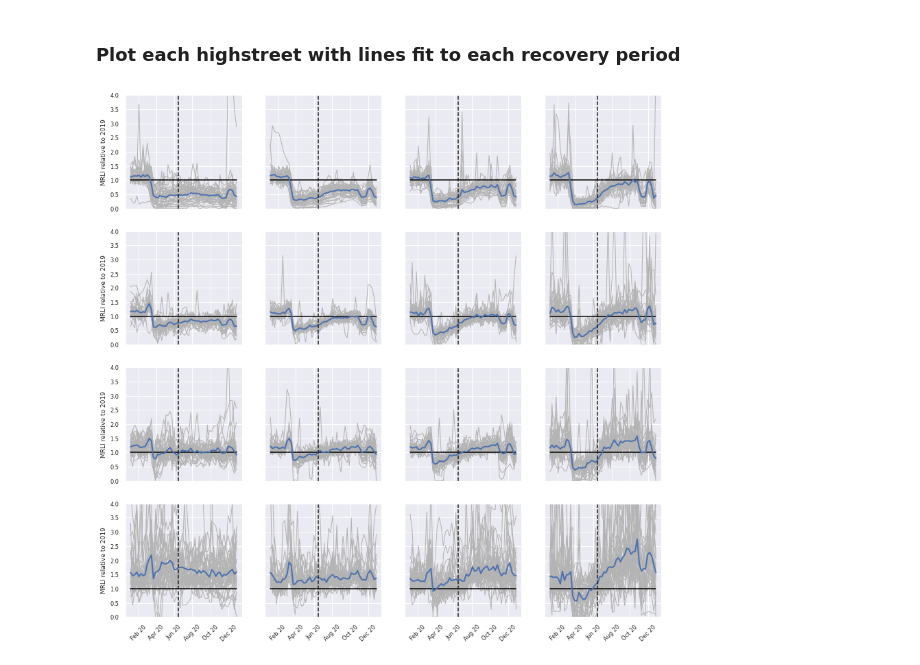
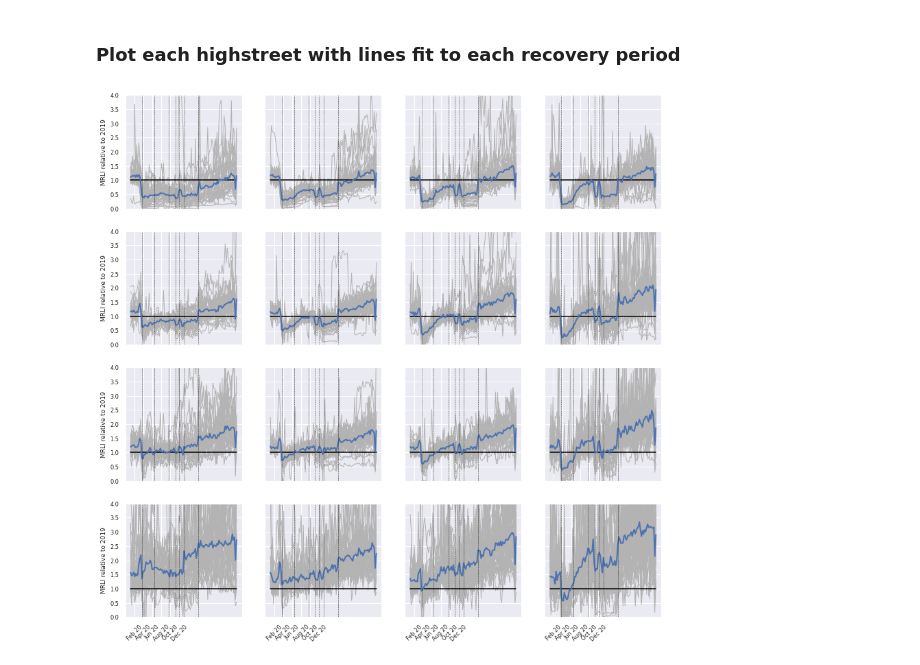
Before and after one commit to Greater-London-Authority/highstreets, a Jupyter notebook: highstreets/notebooks/exploratory/0.3-cd-hs_regressions.ipynb, the cells around one changed output. Saved outputs shown, nothing was run; the diff lists cells and outputs as text; code cells hidden in the pictures.

Commit message:
Moved grouped plot function to visualise.py, removed extra banner images, change yml file

```diff
--- a/highstreets/notebooks/exploratory/0.3-cd-hs_regressions.ipynb
+++ b/highstreets/notebooks/exploratory/0.3-cd-hs_regressions.ipynb
@@ -80,47 +80,18 @@ reg_model['full'],fit_lines['full'] = mhsd.get_fit_lines(start_times['full'],tve
 ### Plot each highstreet with lines fit to each recovery period
 # %%
 vhsd.plot_all_profiles_full({'2020':data_2020,'2021':data_2021,'full':data_full},fit_lines)
-# %%
-n_grp = 4
-
-_, axes = plt.subplots(n_grp, n_grp,figsize=(14,14), sharey=True, sharex=True)
-
-# columns by which we will sort the highstreets (for example, slope of the best fit line to 2020 recovery and the initial hit in 2020)
-#sort_cols = data_2020_full.loc['2020-04-01':'2020-04-30',:].min().to_numpy(), reg_model['2020'].coef_
-sort_cols = data_2020_full.loc['2020-03-14':'2020-11-01',:].mean().to_numpy(), reg_model['2020'].coef_
-
-# prepend mean and fit slopes to array for sorting and grouping:
-plot_array = np.transpose(data_2020_full.to_numpy())
-plot_tvec = data_2020_full.index
-
-array_w_sorting_cols = np.concatenate((sort_cols[0][:,None],sort_cols[1],plot_array), axis=1)
-
-# sort the array by the first sorting column
-array_sorted_by_col_one = array_w_sorting_cols[array_w_sorting_cols[:,0].argsort()]
-
-# split the indices into groups by mean
-array_split_by_col_one = np.array_split(array_sorted_by_col_one,n_grp)
-
-hs_per_group = int(np.ceil(plot_array.shape[0] / (n_grp*n_grp)))
-colors = sns.color_palette("BuGn", n_colors = hs_per_group)
-
-# loop through groups sorting each by slope and splitting by slope
-axn=[]
-for i, group in enumerate(array_split_by_col_one):
-    group_sorted_by_col_two = group[group[:,1].argsort()]
-    group_split_by_col_two = np.array_split(group_sorted_by_col_two, n_grp)
-    for j, subgroup in enumerate(group_split_by_col_two):
-        subgroup = subgroup[subgroup[:,1].argsort()]
-        #axes[i][j].set_prop_cycle(color=colors)
-        axes[i][j].plot(plot_tvec, np.transpose(subgroup[:,2:]), '0.7',linewidth=1)
-        axes[i][j].plot((plot_tvec[0],plot_tvec[-1]),(1,1),'0.0')
-        axes[i][j].plot(plot_tvec, subgroup[:,2:].mean(0),'b', linewidth=2)
-        axes[i][j].set_ylim([0,4])
-        axes[i][j].plot(pd.to_datetime(['2020-06-15','2020-06-15']),[0, 5],'--k')
-        axes[i][j].set_xticks(pd.to_datetime(['2020-02','2020-04','2020-06','2020-08','2020-10','2020-12']))
-        axes[i][j].set_xticklabels(['Feb 20','Apr 20','Jun 20','Aug 20','Oct 20','Dec 20'], rotation=45)
-    axes[i][0].set_ylabel('MRLI relative to 2019')
-
-plt.savefig(PROJECT_ROOT + '/reports/figures/2020_hs_by_mean_slope.pdf')
-# %% [output]
-[figure, removed]
+# %%
+nb_dates = pd.to_datetime(['2020-03-24','2020-06-15','2020-09-22','2020-11-05','2020-12-02','2021-01-05','2021-04-12'])
+
+# columns by which we will sort the highstreets (for example, slope of the best fit line to 2020 recovery and the initial hit in 2020)
+#sort_cols = data_2020_full.loc['2020-04-01':'2020-04-30',:].min().to_numpy(), reg_model['2020'].coef_
+sort_cols = data_2020_full.loc['2020-03-14':'2020-11-01',:].mean().to_numpy(), reg_model['2020'].coef_
+
+# prepend mean and fit slopes to array for sorting and grouping:
+plot_array = np.transpose(data_full.to_numpy())
+plot_tvec = data_full.index
+filename = 'full_hs_by_mean_slope.png'
+
+vhsd.plot_highstreets_grouped(plot_array, plot_tvec, sort_cols, nb_dates, filename)
+# %% [output]
+[figure, added]
```
Also changed, not shown: 7 other files.
